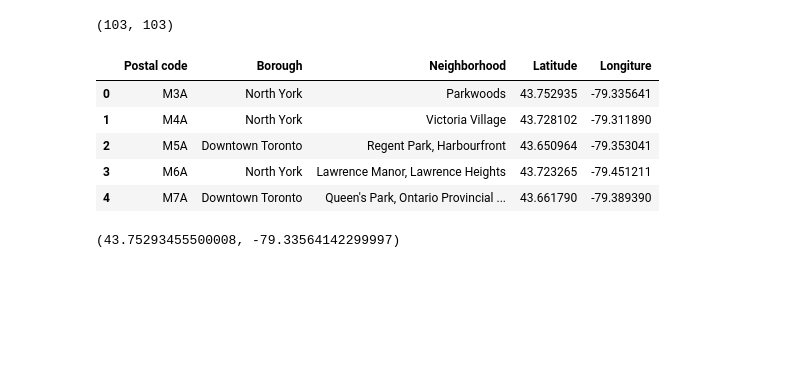
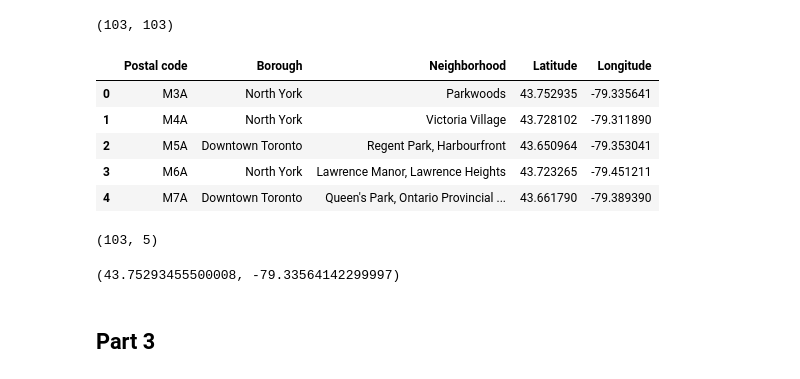
Before and after one commit to Bnibling/Coursera_Capstone_Data_Analysis, a Jupyter notebook: Segmenting and Clustering Neighborhoods in Toronto.ipynb, the cells around one changed output. Saved outputs shown, nothing was run; the diff lists cells and outputs as text; code cells hidden in the pictures; blank space fills up the shorter version.

```diff
--- a/Segmenting and Clustering Neighborhoods in Toronto.ipynb
+++ b/Segmenting and Clustering Neighborhoods in Toronto.ipynb
@@ -108,13 +114,17 @@ len(latitude_list),len(longitude_list)
 (103, 103)
 # %%
 df['Latitude']=latitude_list
-df['Longiture']=longitude_list
+df['Longitude']=longitude_list
 df.head()
 # %% [output]
-|  | Postal code | Borough | Neighborhood | Latitude | Longiture |
+|  | Postal code | Borough | Neighborhood | Latitude | Longitude |
 | 0 | M3A | North York | Parkwoods | 43.752935 | -79.335641 |
 | 1 | M4A | North York | Victoria Village | 43.728102 | -79.311890 |
 | 2 | M5A | Downtown Toronto | Regent Park, Harbourfront | 43.650964 | -79.353041 |
 | 3 | M6A | North York | Lawrence Manor, Lawrence Heights | 43.723265 | -79.451211 |
 | 4 | M7A | Downtown Toronto | Queen's Park, Ontario Provincial ... | 43.661790 | -79.389390 |
+# %%
+df.shape
+# %% [output]
+(103, 5)
 # %%
@@ -125,3 +136,5 @@ lat_lng_coords = g.latlng
 (lat_lng_coords[0],lat_lng_coords[1])
 # %% [output]
 (43.75293455500008, -79.33564142299997)
+# %% [markdown]
+## Part 3
```
Also changed, not shown: parts of 10 cells of this notebook.
